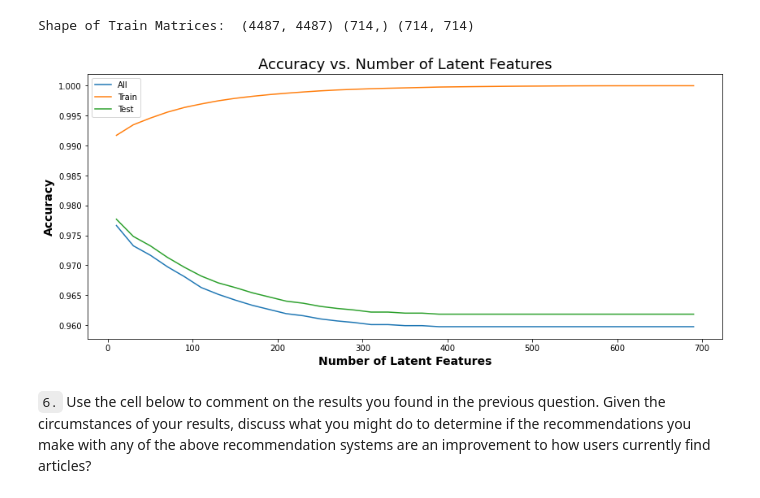
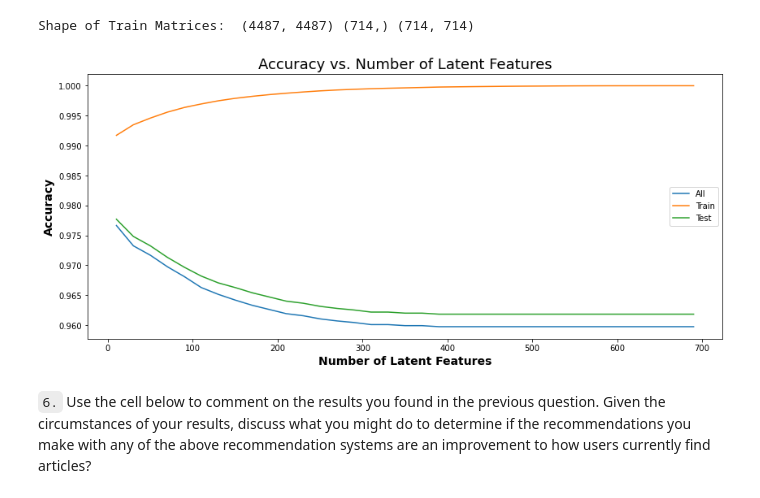
Before and after one commit to pedflotor/Data-Scientist-Nanodegree, a Jupyter notebook: Experimental Design & Recommendations/Recommendations with IBM/Recommendations_with_IBM.ipynb, the cells around one changed output. Saved outputs shown, nothing was run; the diff lists cells and outputs as text; code cells hidden in the pictures.

```diff
--- a/Experimental Design & Recommendations/Recommendations with IBM/Recommendations_with_IBM.ipynb
+++ b/Experimental Design & Recommendations/Recommendations with IBM/Recommendations_with_IBM.ipynb
@@ -852,12 +961,13 @@ Shape of Train Matrices:  (4487, 4487) (714,) (714, 714)
 # decomposition to predict on test data
 train_com_idx = user_item_train.index.isin(test_idx)
 train_com_col = user_item_train.columns.isin(test_arts)
-train_idx = user_item_train.index
+#train_idx = user_item_train.index
 
 u_test = u_train[train_com_idx, :]
 vt_test= vt_train[:, train_com_col]
 
 com_idx = list(set(user_item_train.index) & set(test_idx))
+user_item_test = user_item_test.loc[com_idx]
 # %%
 num_latent_feats = np.arange(10,700+10,20)
 
@@ -888,18 +998,18 @@ for k in num_latent_feats:
 # %%
 plt.figure(figsize = (14,6))
 
 plt.plot(num_latent_feats, all_errs, label='All')
 plt.plot(num_latent_feats, 1 - (np.array(sum_errs_train)/(user_item_train.shape[0]*user_item_train.shape[1])), label='Train')
 plt.plot(num_latent_feats, 1 - (np.array(sum_errs_test)/(user_item_test.shape[0]*user_item_test.shape[1])), label='Test')
 
 
 plt.title('Accuracy vs. Number of Latent Features', fontsize=18)
 plt.xlabel('Number of Latent Features', fontsize=14, fontweight='bold')
 plt.ylabel('Accuracy', fontsize=14, fontweight='bold')
-plt.legend()
+plt.legend(loc = 'center right')
 plt.show()
 # %% [output]
-[figure, old version]
+[figure, new version]
 # %% [markdown]
 `6.` Use the cell below to comment on the results you found in the previous question. Given the circumstances of your results, discuss what you might do to determine if the recommendations you make with any of the above recommendation systems are an improvement to how users currently find articles?
 # %% [markdown]
```
Also changed, not shown: parts of 7 cells of this notebook.
